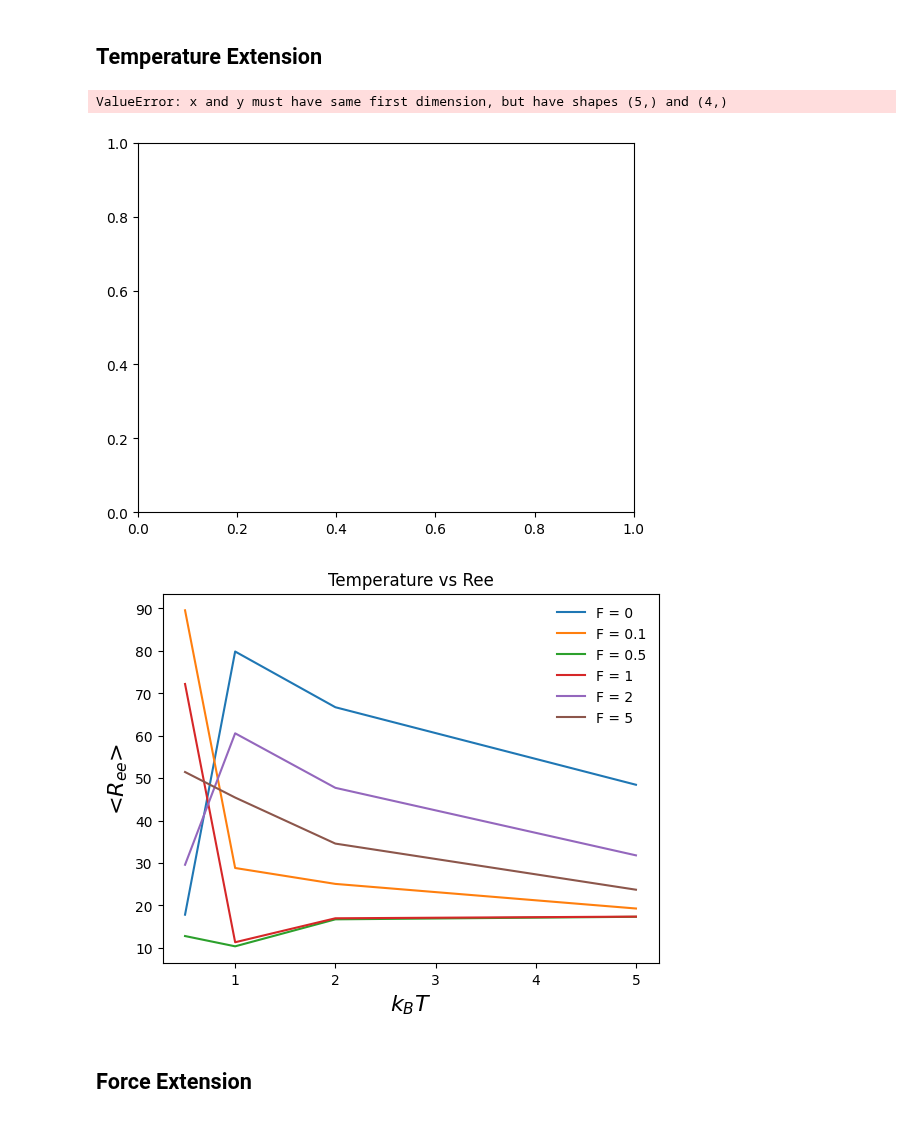
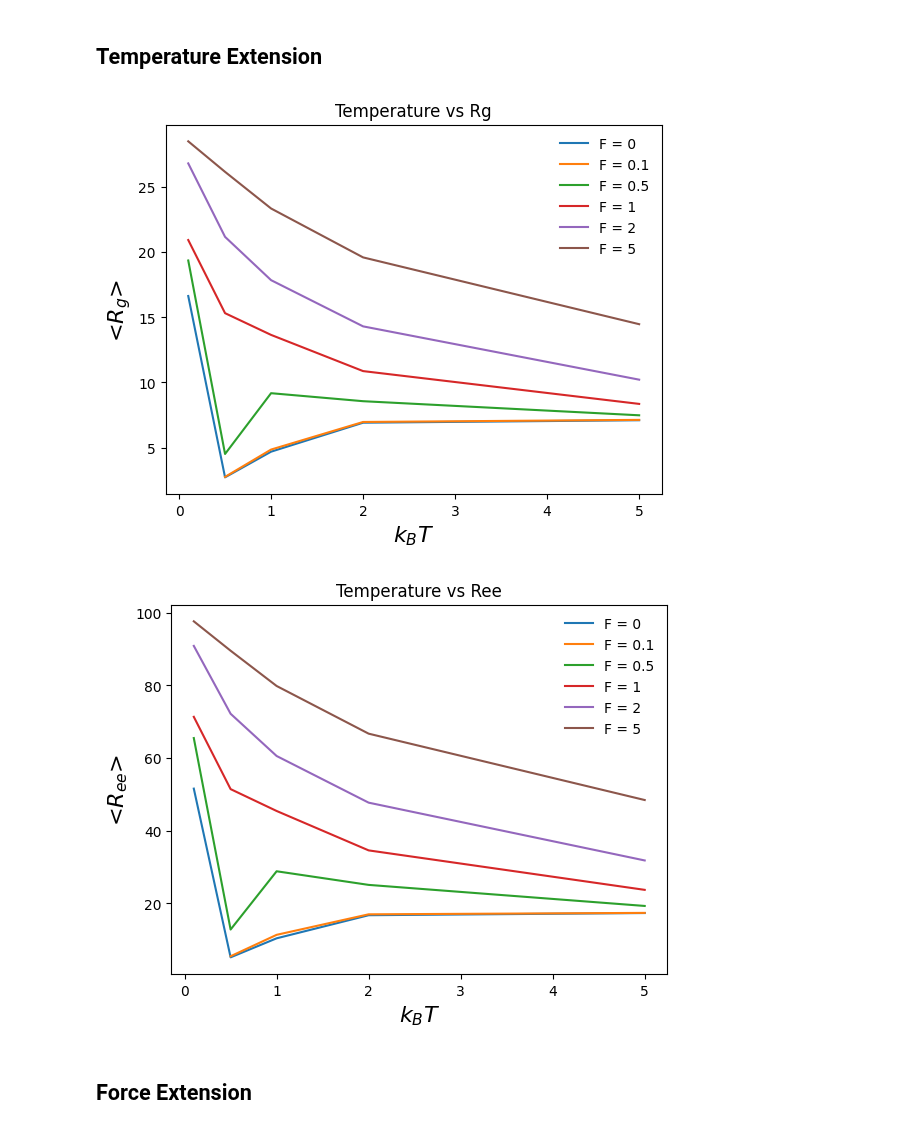
Before and after one commit to VagrantHyp/Code, a Jupyter notebook: Block5.ipynb, the cells around one changed output. Cells and saved outputs as stored; diff of their text form; code cells hidden in the pictures.

```diff
--- a/Block5.ipynb
+++ b/Block5.ipynb
@@ -40,7 +40,7 @@ for path in os.listdir(Rgfolder):
 
 for path in os.listdir(Reefolder):
     Reepaths.append(Reefolder + '/' + path)
-    Rgpaths.sort()
+    Reepaths.sort()
 
 CGT05 = CGT(f, t, Rgpaths, Reepaths)
 # %%
@@ -57,7 +57,7 @@ for path in os.listdir(Rgfolder):
 
 for path in os.listdir(Reefolder):
     Reepaths.append(Reefolder + '/' + path)
-    Rgpaths.sort()
+    Reepaths.sort()
 
 CGT1 = CGT(f, t, Rgpaths, Reepaths)
 # %%
@@ -74,7 +74,7 @@ for path in os.listdir(Rgfolder):
 
 for path in os.listdir(Reefolder):
     Reepaths.append(Reefolder + '/' + path)
-    Rgpaths.sort()
+    Reepaths.sort()
 
 CGT2 = CGT(f, t, Rgpaths, Reepaths)
 # %%
@@ -91,7 +91,7 @@ for path in os.listdir(Rgfolder):
 
 for path in os.listdir(Reefolder):
     Reepaths.append(Reefolder + '/' + path)
-    Rgpaths.sort()
+    Reepaths.sort()
 
 CGT5 = CGT(f, t, Rgpaths, Reepaths)
 # %% [markdown]
@@ -155,26 +155,35 @@ ms.Plot(lsCGT, 5, "Ree")
 # %%
 for f in forces:
     data = []
+    tempsCopy = temps[:]
     for cgt in lsCGT:
-        i = cgt.f.index(f)
+        try:
+            i = cgt.f.index(f)
+        except ValueError:
+            tempsCopy.remove(f)
+            continue
         data.append(cgt.aveRg[i])
-    plt.plot(temps, data, label = 'F = ' + str(f))
+    plt.plot(tempsCopy, data, label = 'F = ' + str(f))
 
 plt.xlabel('$k_{B} T$', fontsize=16)
 plt.ylabel('<$R_{g}$>', fontsize=16)
 plt.legend(frameon=False)
 plt.title("Temperature vs Rg")
 plt.savefig('../Data/Block5/Figures/TvsRg')
 # %% [output]
-ValueError: x and y must have same first dimension, but have shapes (5,) and (4,)
-[figure, old version]
+[figure, new version]
 # %%
 for f in forces:
     data = []
+    tempsCopy = temps[:]
     for cgt in lsCGT:
-        i = cgt.f.index(f)
+        try:
+            i = cgt.f.index(f)
+        except ValueError:
+            tempsCopy.remove(f)
+            continue
         data.append(cgt.aveRee[i])
-    plt.plot(temps, data, label = 'F = ' + str(f))
+    plt.plot(tempsCopy, data, label = 'F = ' + str(f))
 
 plt.xlabel('$k_{B} T$', fontsize=16)
 plt.ylabel('<$R_{ee}$>', fontsize=16)
@@ -182,7 +191,7 @@ plt.legend(frameon=False)
 plt.title("Temperature vs Ree")
 plt.savefig('../Data/Block5/Figures/TvsRee')
 # %% [output]
-[figure, old version]
+[figure, new version]
 # %% [markdown]
 ## Force Extension
 # %%
```
Also changed, not shown: parts of 10 cells of this notebook, 1 other file.
